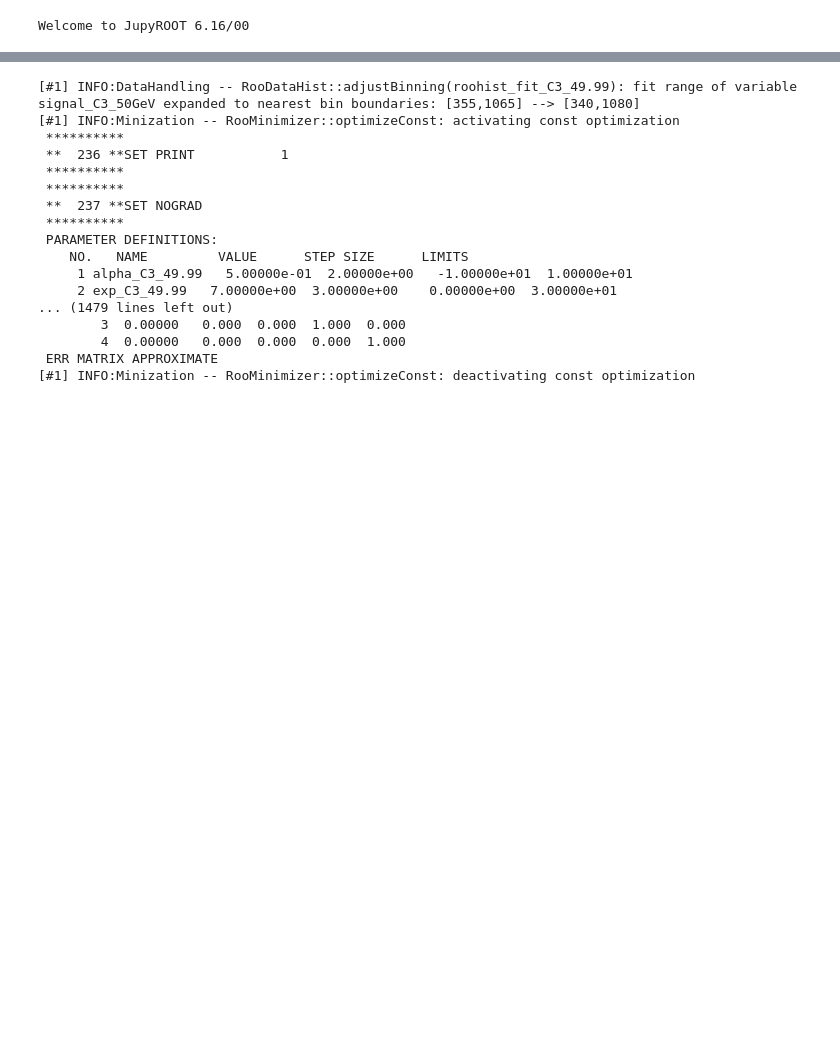
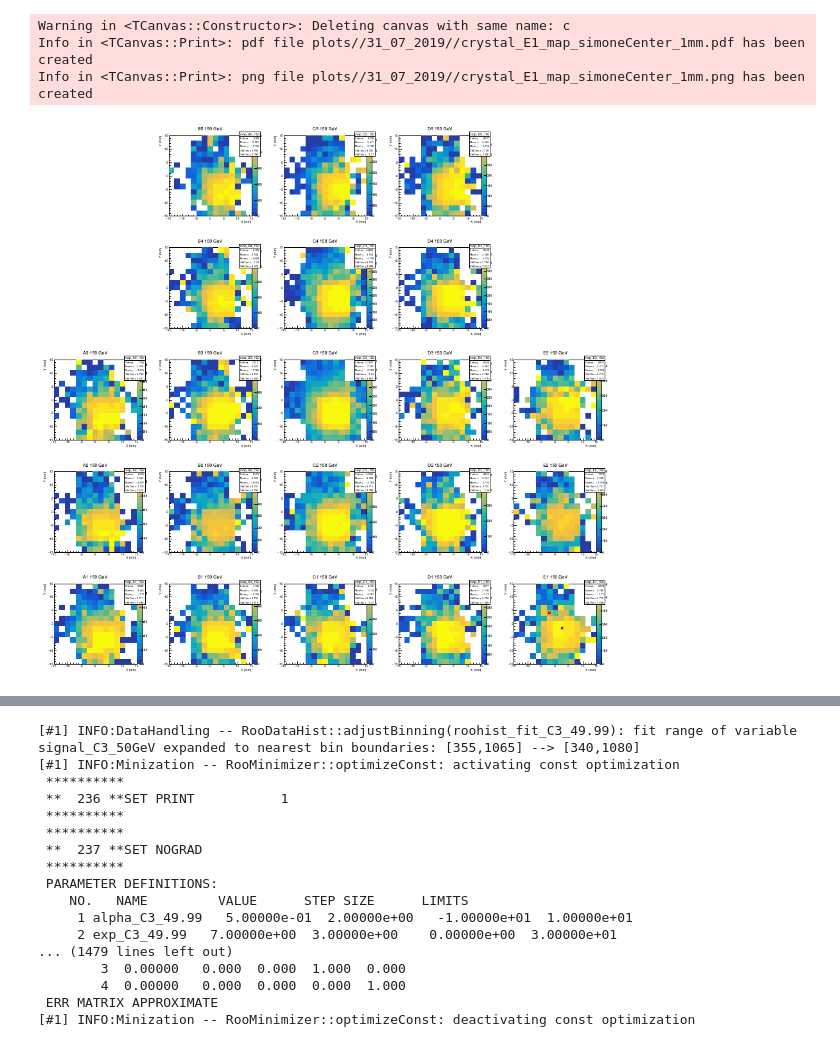
Before and after one commit to chernyavskaya/ECALtestBeam, a Jupyter notebook: CBfunction.ipynb, the cells around one changed output, grey strips where cells are left out. Cells and saved outputs as stored; diff of their text form; code cells hidden in the pictures; blank space fills up the shorter version.

Commit message:
crystal map

```diff
--- a/CBfunction.ipynb
+++ b/CBfunction.ipynb
@@ -15,10 +15,10 @@ import sys
 sys.path.insert(0, 'utils/')
 import CBfunction as CB
 reload(CB)
+import CrystalMap as crystMap
+reload(crystMap)
 from uncertainties import unumpy
 from uncertainties import ufloat
-# %% [output]
-Welcome to JupyROOT 6.16/00
 # %%
 dir = '/31_07_2019/'
 # %%
@@ -93,6 +93,55 @@ for item in missing:
 matrix_3 = 'B4,C4,D4,B3,C3,D3,B2,C2,D2'.split(',')
 matrix_5 = 'B5,C5,D5,B4,C4,D4,B3,C3,D3,B2,C2,D2,A1,B1,C1,D1,E1'.split(',')
 # %%
-outstr = 'simoneCenter_1mm_3x3trigger'
+outstr = 'simoneCenter_1mm'
+# %%
+reload(crystMap)
+
+canvas_num=0
+c = ROOT.TCanvas("c","c",900,900)
+c.Divide(5,5)
+energy='150'
+for crystal in naming:
+    if crystal in missing:
+        canvas_num+=1
+    else :
+        c.cd(canvas_num+1)
+        runs = dict_run_cryst[crystal]
+
+#c = ROOT.TCanvas("c","c",2000,400)
+#c.Divide(5,1)
+#crystal='C3'
+#energies = sorted([float(item) for item in dict_C3_energy_scan.keys()])
+#energies = [str(item) for item in energies]
+#for energy in energies :
+#        c.cd(canvas_num+1)
+#        runs = dict_C3_energy_scan[energy]
+
+        tree = ROOT.TChain("h4")
+        for run in runs:
+            tree.Add("/eos/cms/store/group/dpg_ecal/comm_ecal/upgrade/testbeam/ECALTB_H4_Oct2018/ntuples_v5/ECAL_H4_October2018_%s.root"%run)
+
+        crystal_map = crystMap.CrystalMap(tree)
+        crystal_map.set_crystal(crystal)
+        crystal_map.set_energy(energy)
+        crystal_map.set_selection()
+
+        crystal_map.nbins = 6
+        crystal_map.xmin = -5
+        crystal_map.xmax = 15
+        crystal_map.ymin = -5
+        crystal_map.ymax = 15
+
+        crystal_map.plot(dict_crystal_centers)
+
+        canvas_num+=1
+c.Draw()
+c.SaveAs('plots/%s/crystal_%s_map_%s.pdf'%(dir,crystal,outstr))
+c.SaveAs('plots/%s/crystal_%s_map_%s.png'%(dir,crystal,outstr))
+# %% [output]
+Warning in <TCanvas::Constructor>: Deleting canvas with same name: c
+Info in <TCanvas::Print>: pdf file plots//31_07_2019//crystal_E1_map_simoneCenter_1mm.pdf has been created
+Info in <TCanvas::Print>: png file plots//31_07_2019//crystal_E1_map_simoneCenter_1mm.png has been created
+[figure, added]
 # %%
 pos_cut = 1
```
Also changed, not shown: parts of 2 cells of this notebook, 2 other files.
